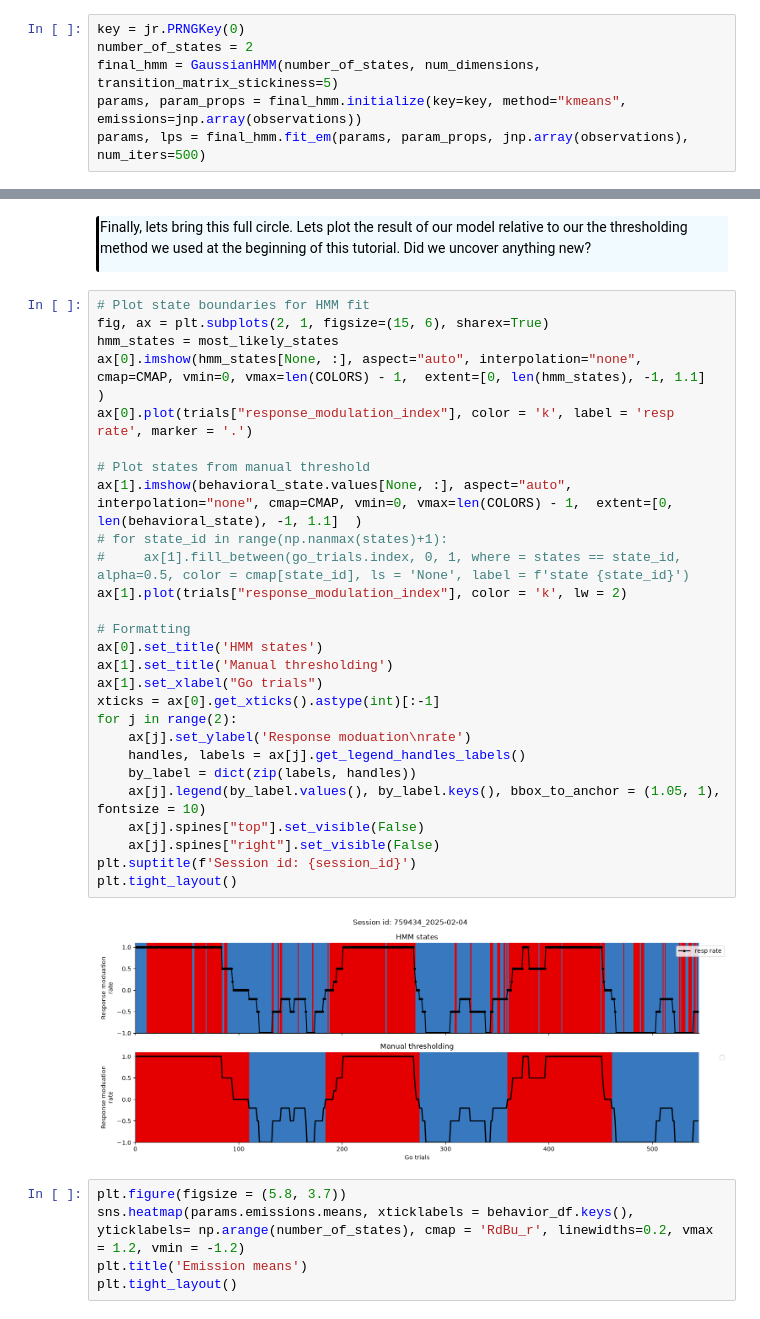
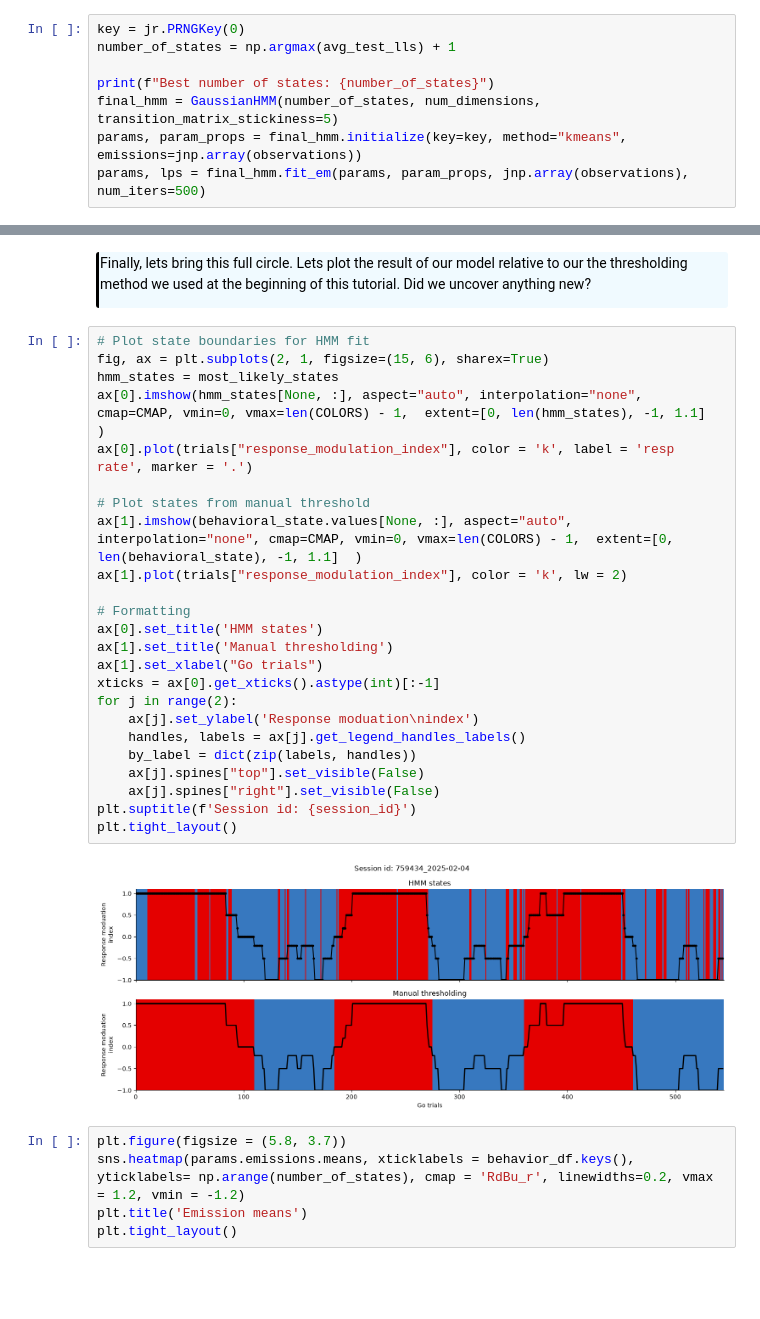
Before and after one commit to AllenSWDB/SWDB_2026_Behavioral_States, a Jupyter notebook: code/Workshop1.ipynb, the cells around one changed output, grey strips where cells are left out. Saved outputs shown, nothing was run; the diff lists cells and outputs as text; blank space fills up the shorter version.

```diff
--- a/code/Workshop1.ipynb
+++ b/code/Workshop1.ipynb
@@ -1646,7 +1646,9 @@ plt.tight_layout()
 [figure]
 # %%
 key = jr.PRNGKey(0)
-number_of_states = 2
+number_of_states = np.argmax(avg_test_lls) + 1
+
+print(f"Best number of states: {number_of_states}")
 final_hmm = GaussianHMM(number_of_states, num_dimensions, transition_matrix_stickiness=5)
 params, param_props = final_hmm.initialize(key=key, method="kmeans", emissions=jnp.array(observations))
 params, lps = final_hmm.fit_em(params, param_props, jnp.array(observations), num_iters=500)
@@ -1680,32 +1682,29 @@ Finally, lets bring this full circle. Lets plot the result of our model relative
 # %%
 # Plot state boundaries for HMM fit
 fig, ax = plt.subplots(2, 1, figsize=(15, 6), sharex=True)
 hmm_states = most_likely_states
 ax[0].imshow(hmm_states[None, :], aspect="auto", interpolation="none", cmap=CMAP, vmin=0, vmax=len(COLORS) - 1,  extent=[0, len(hmm_states), -1, 1.1]  )
 ax[0].plot(trials["response_modulation_index"], color = 'k', label = 'resp rate', marker = '.')
 
 # Plot states from manual threshold
 ax[1].imshow(behavioral_state.values[None, :], aspect="auto", interpolation="none", cmap=CMAP, vmin=0, vmax=len(COLORS) - 1,  extent=[0, len(behavioral_state), -1, 1.1]  )
-# for state_id in range(np.nanmax(states)+1):
-#     ax[1].fill_between(go_trials.index, 0, 1, where = states == state_id, alpha=0.5, color = cmap[state_id], ls = 'None', label = f'state {state_id}')
 ax[1].plot(trials["response_modulation_index"], color = 'k', lw = 2)
 
 # Formatting
 ax[0].set_title('HMM states')
 ax[1].set_title('Manual thresholding')
 ax[1].set_xlabel("Go trials")
 xticks = ax[0].get_xticks().astype(int)[:-1]
 for j in range(2):
-    ax[j].set_ylabel('Response moduation\nrate')
+    ax[j].set_ylabel('Response moduation\nindex')
     handles, labels = ax[j].get_legend_handles_labels()
     by_label = dict(zip(labels, handles))
-    ax[j].legend(by_label.values(), by_label.keys(), bbox_to_anchor = (1.05, 1), fontsize = 10)
     ax[j].spines["top"].set_visible(False)
     ax[j].spines["right"].set_visible(False)
 plt.suptitle(f'Session id: {session_id}')
 plt.tight_layout()
 # %% [output]
-[figure, old version]
+[figure, new version]
 # %%
 plt.figure(figsize = (5.8, 3.7))
 sns.heatmap(params.emissions.means, xticklabels = behavior_df.keys(), yticklabels= np.arange(number_of_states), cmap = 'RdBu_r', linewidths=0.2, vmax = 1.2, vmin = -1.2)
```
Also changed, not shown: parts of 1 cell of this notebook.
